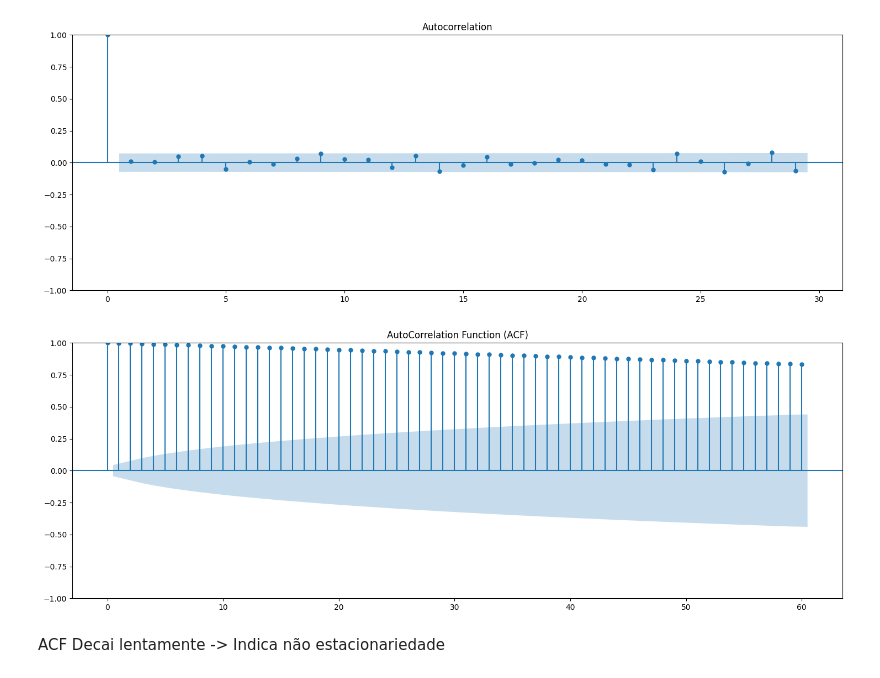
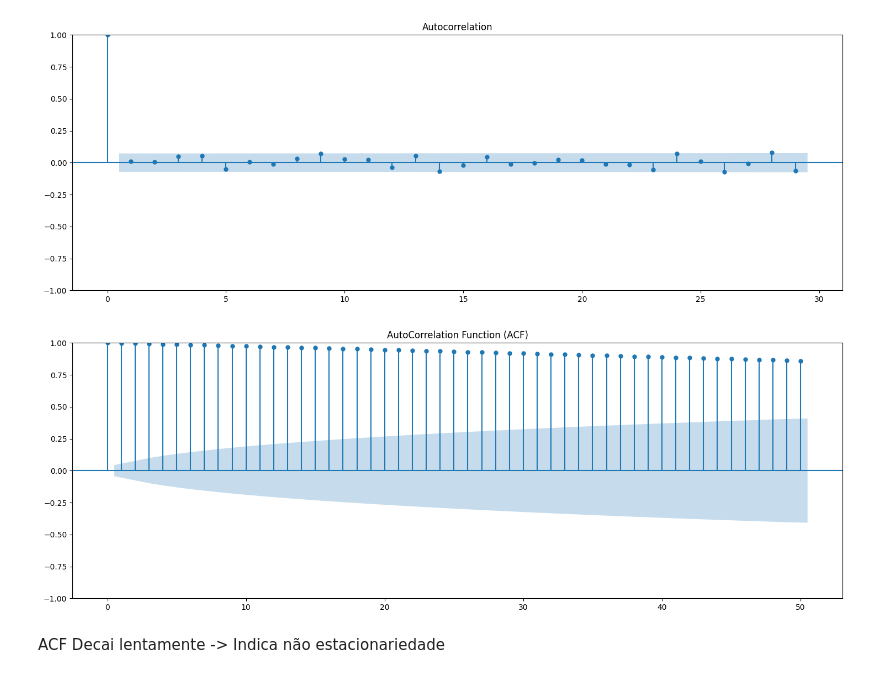
Before and after one commit to Botelho97/tcc-predict-stocks-models-comparison, a Jupyter notebook: models.ipynb, the cells around one changed output. Saved outputs shown, nothing was run; the diff lists cells and outputs as text; code cells hidden in the pictures.

```diff
--- a/models.ipynb
+++ b/models.ipynb
@@ -504,12 +504,12 @@ plt.show()
 # %%
 # ACF (AutoCorrelation Function)
 from statsmodels.graphics.tsaplots import plot_acf
 
-plot_acf(bb_series, lags=60)
+plot_acf(bb_series, lags=50)
 plt.title("AutoCorrelation Function (ACF)")
 plt.show()
 # %% [output]
-[figure, old version]
+[figure, new version]
 # %% [markdown]
 ACF Decai lentamente -> Indica não estacionariedade
 # %%
```
Also changed, not shown: parts of 5 cells of this notebook.
